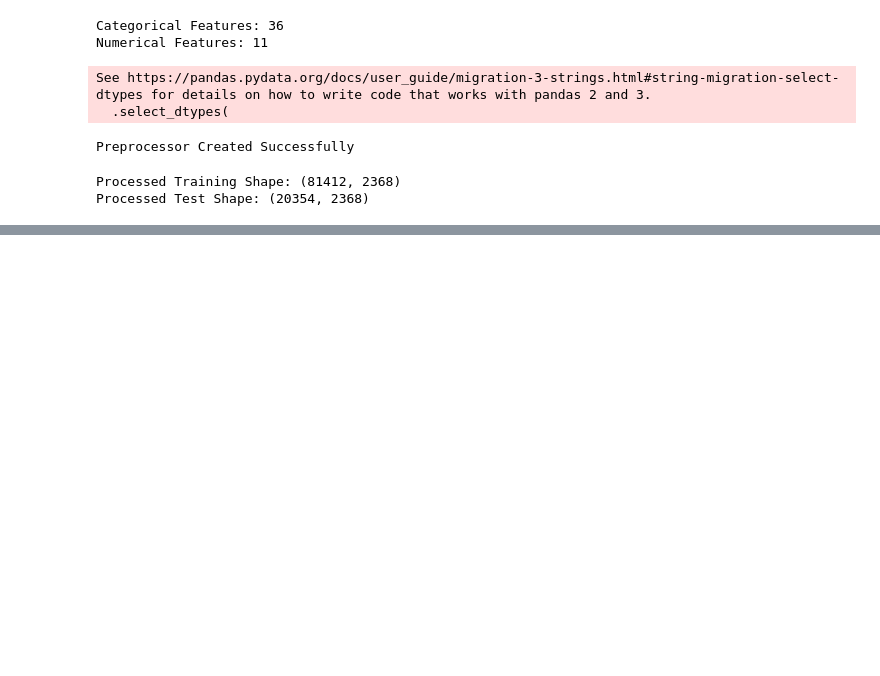
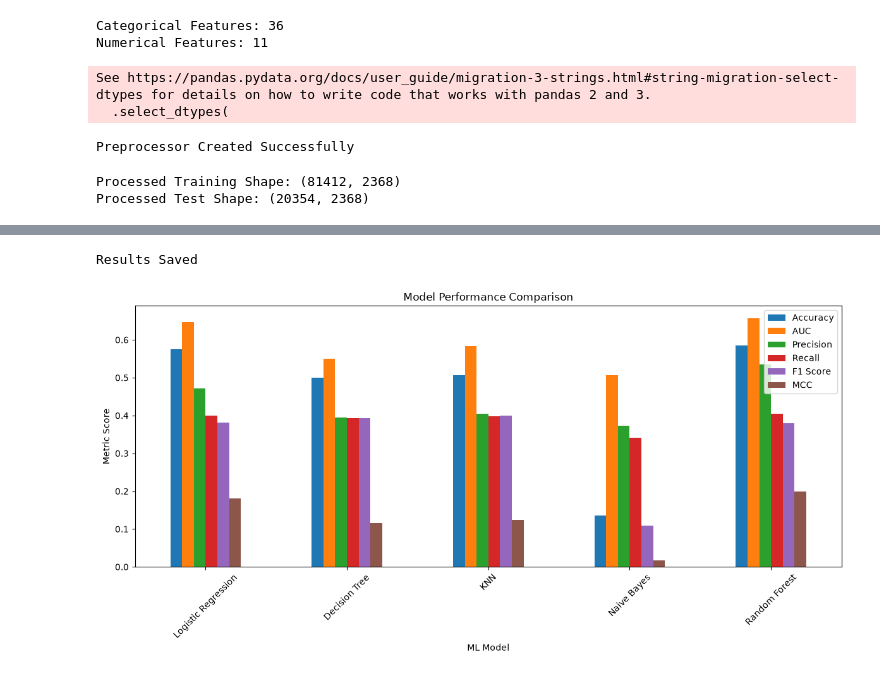
Before and after one commit to 2026CT05197/ML-Classification-Assignment, a Jupyter notebook: diabetes_classification.ipynb, the cells around one changed output, grey strips where cells are left out. Cells and saved outputs as stored; diff of their text form; code cells hidden in the pictures; blank space fills up the shorter version.

```diff
--- a/diabetes_classification.ipynb
+++ b/diabetes_classification.ipynb
@@ -322,0 +615,15 @@ Processed Test Shape: (20354, 2368)
+# %%
+#Create Results Table
+results_df = pd.DataFrame(
+results,
+columns=[
+"ML Model",
+"Accuracy",
+"AUC",
+"Precision",
+"Recall",
+"F1 Score",
+"MCC"
+]
+)
+results_df
@@ -322,0 +637,4 @@ Processed Test Shape: (20354, 2368)
+# %%
+#Round Values
+results_df = results_df.round(4)
+results_df
@@ -322,0 +648,41 @@ Processed Test Shape: (20354, 2368)
+# %%
+#Save Results CSV
+
+results_df.to_csv(
+"model_comparison_results.csv",
+index=False
+)
+print("Results Saved")
+# %% [output]
+Results Saved
+# %%
+#Assignment Visualization
+
+import matplotlib.pyplot as plt
+metrics = [
+"Accuracy",
+"AUC",
+"Precision",
+"Recall",
+"F1 Score",
+"MCC"
+]
+results_df.set_index(
+"ML Model"
+)[metrics].plot(
+kind="bar",
+figsize=(12,6)
+)
+plt.title(
+"Model Performance Comparison"
+)
+plt.ylabel(
+"Metric Score"
+)
+plt.xticks(
+rotation=45
+)
+plt.tight_layout()
+plt.show()
+# %% [output]
+[figure, added]
```
Also changed, not shown: parts of 17 cells of this notebook, 5 other files.
